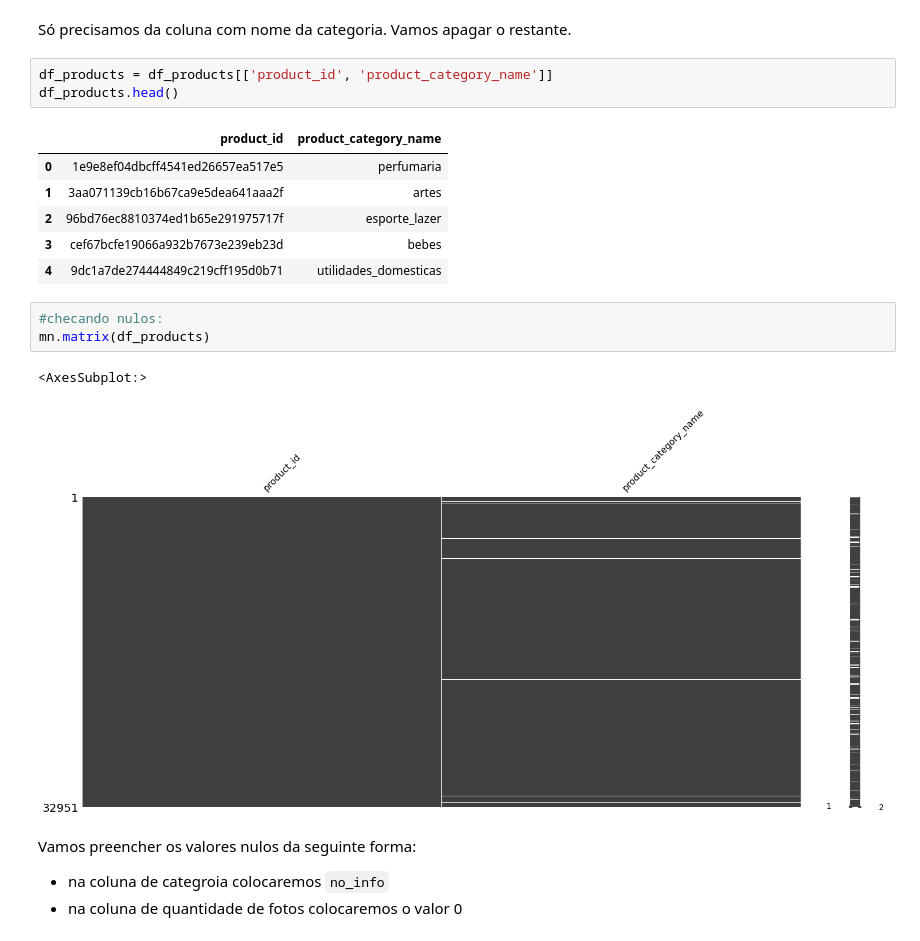
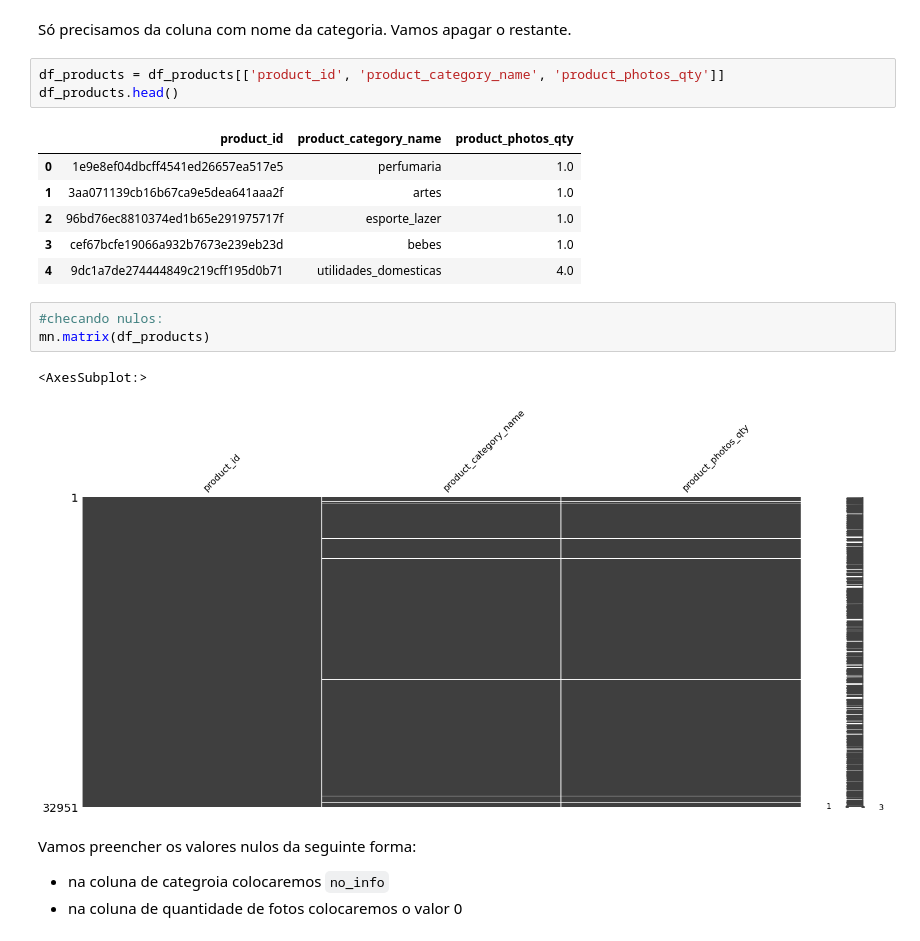
Before and after one commit to fabioismerim/consumer_score_prediction, a Jupyter notebook: clustering_approach/wrangling.ipynb, the cells around one changed output. Saved outputs shown, nothing was run; the diff lists cells and outputs as text.

```diff
--- a/clustering_approach/wrangling.ipynb
+++ b/clustering_approach/wrangling.ipynb
@@ -422,21 +461,21 @@ df_products.head()
 # %% [markdown]
 Só precisamos da coluna com nome da categoria. Vamos apagar o restante.
 # %%
-df_products = df_products[['product_id', 'product_category_name']]
+df_products = df_products[['product_id', 'product_category_name', 'product_photos_qty']]
 df_products.head()
 # %% [output]
-|  | product_id | product_category_name |
-| 0 | 1e9e8ef04dbcff4541ed26657ea517e5 | perfumaria |
-| 1 | 3aa071139cb16b67ca9e5dea641aaa2f | artes |
-| 2 | 96bd76ec8810374ed1b65e291975717f | esporte_lazer |
-| 3 | cef67bcfe19066a932b7673e239eb23d | bebes |
-| 4 | 9dc1a7de274444849c219cff195d0b71 | utilidades_domesticas |
+|  | product_id | product_category_name | product_photos_qty |
+| 0 | 1e9e8ef04dbcff4541ed26657ea517e5 | perfumaria | 1.0 |
+| 1 | 3aa071139cb16b67ca9e5dea641aaa2f | artes | 1.0 |
+| 2 | 96bd76ec8810374ed1b65e291975717f | esporte_lazer | 1.0 |
+| 3 | cef67bcfe19066a932b7673e239eb23d | bebes | 1.0 |
+| 4 | 9dc1a7de274444849c219cff195d0b71 | utilidades_domesticas | 4.0 |
 # %%
 #checando nulos:
 mn.matrix(df_products)
 # %% [output]
 <AxesSubplot:>
-[figure, old version]
+[figure, new version]
 # %% [markdown]
 Vamos preencher os valores nulos da seguinte forma:
 - na coluna de categroia colocaremos `no_info`
```
Also changed, not shown: parts of 15 cells of this notebook.
